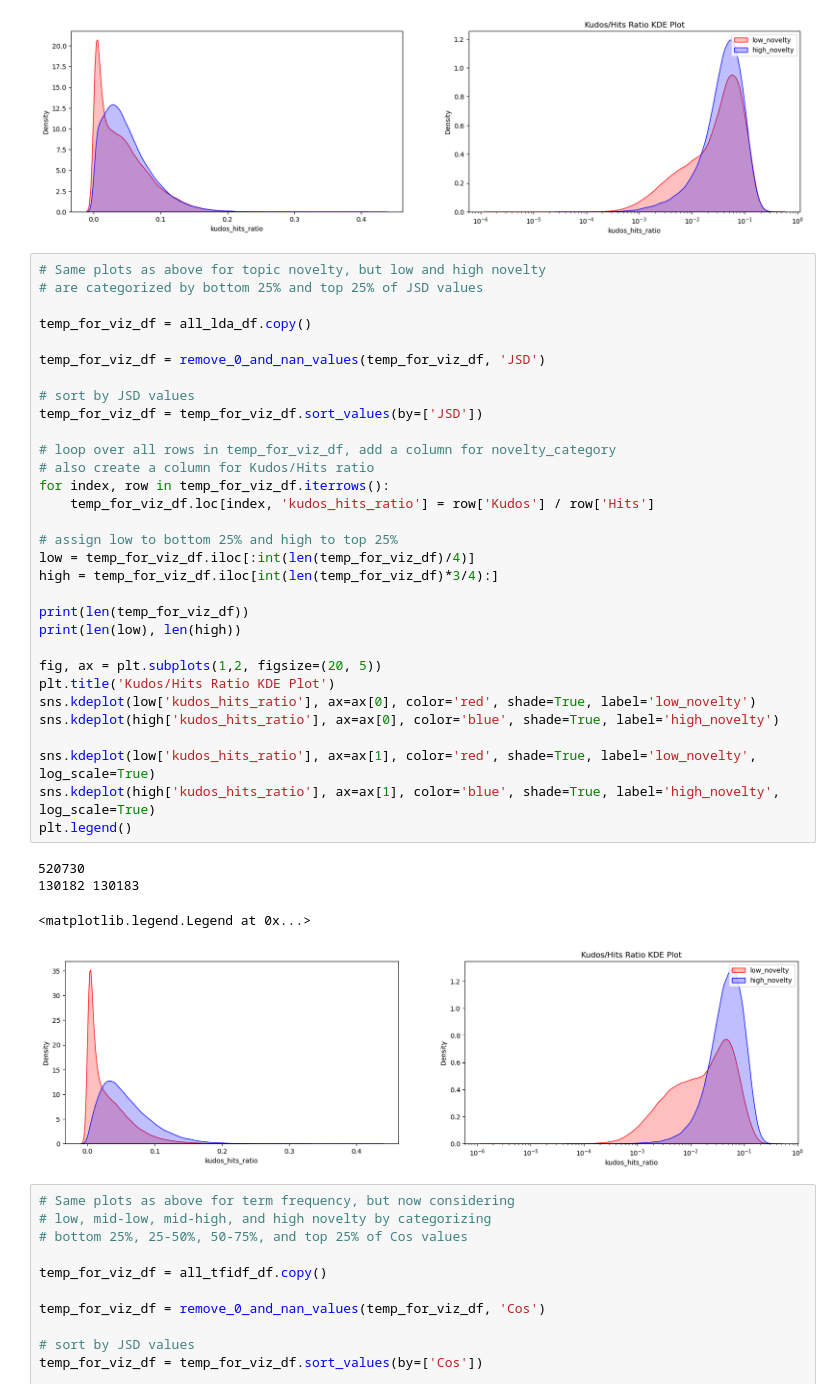
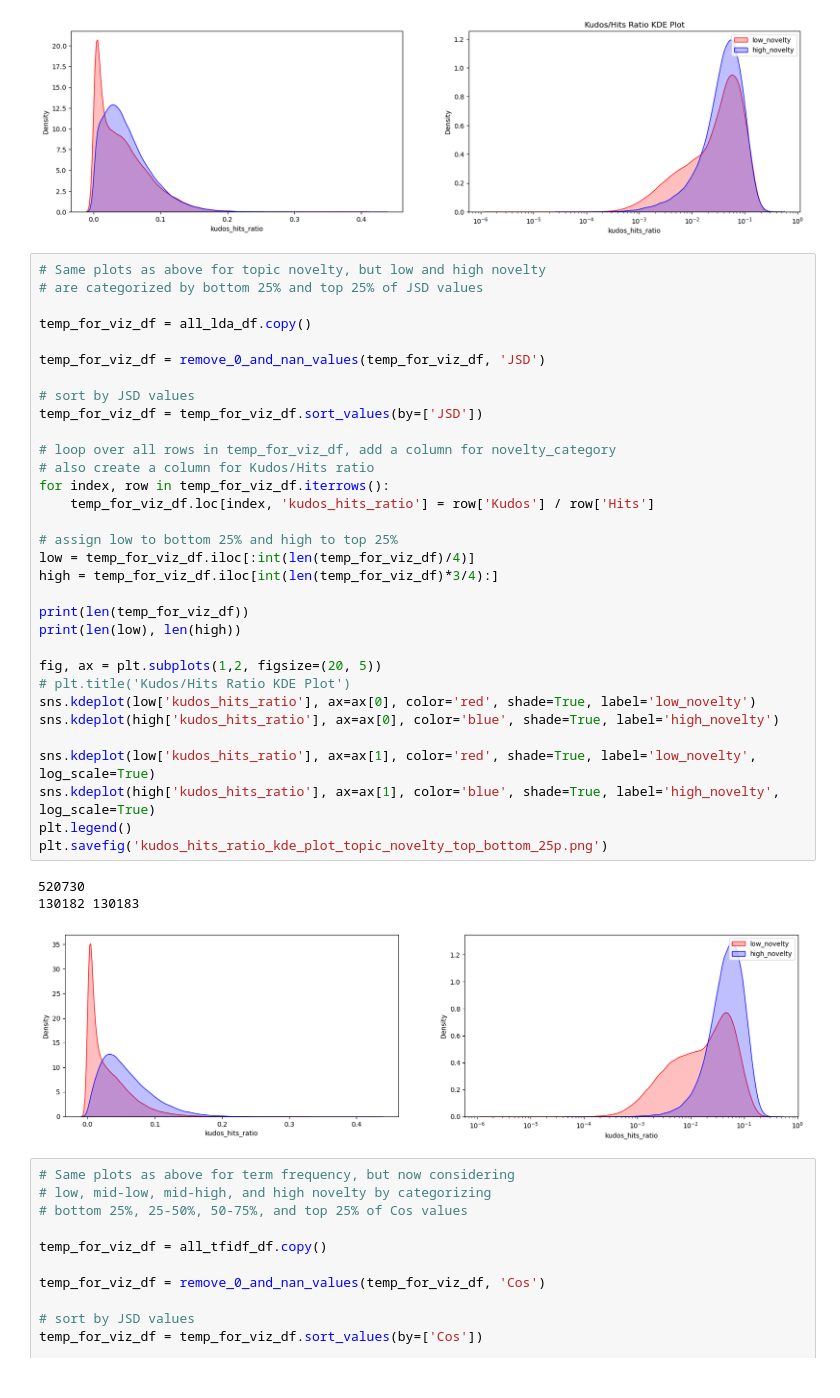
Before and after one commit to DevinW-sudo/ao3, a Jupyter notebook: exps/20230203_kudos_to_hits_kdes/20230127_kde_explore.ipynb, the cells around one changed output. Cells and saved outputs as stored; diff of their text form.

```diff
--- a/exps/20230203_kudos_to_hits_kdes/20230127_kde_explore.ipynb
+++ b/exps/20230203_kudos_to_hits_kdes/20230127_kde_explore.ipynb
@@ -352,36 +352,36 @@ plt.legend()
 
 temp_for_viz_df = all_lda_df.copy()
 
 temp_for_viz_df = remove_0_and_nan_values(temp_for_viz_df, 'JSD')
 
 # sort by JSD values
 temp_for_viz_df = temp_for_viz_df.sort_values(by=['JSD'])
 
 # loop over all rows in temp_for_viz_df, add a column for novelty_category
 # also create a column for Kudos/Hits ratio
 for index, row in temp_for_viz_df.iterrows():
     temp_for_viz_df.loc[index, 'kudos_hits_ratio'] = row['Kudos'] / row['Hits']
 
 # assign low to bottom 25% and high to top 25%
 low = temp_for_viz_df.iloc[:int(len(temp_for_viz_df)/4)]
 high = temp_for_viz_df.iloc[int(len(temp_for_viz_df)*3/4):]
 
 print(len(temp_for_viz_df))
 print(len(low), len(high))
 
 fig, ax = plt.subplots(1,2, figsize=(20, 5))
-plt.title('Kudos/Hits Ratio KDE Plot')
+# plt.title('Kudos/Hits Ratio KDE Plot')
 sns.kdeplot(low['kudos_hits_ratio'], ax=ax[0], color='red', shade=True, label='low_novelty')
 sns.kdeplot(high['kudos_hits_ratio'], ax=ax[0], color='blue', shade=True, label='high_novelty')
 
 sns.kdeplot(low['kudos_hits_ratio'], ax=ax[1], color='red', shade=True, label='low_novelty', log_scale=True)
 sns.kdeplot(high['kudos_hits_ratio'], ax=ax[1], color='blue', shade=True, label='high_novelty', log_scale=True)
 plt.legend()
+plt.savefig('kudos_hits_ratio_kde_plot_topic_novelty_top_bottom_25p.png')
 # %% [output]
 520730
 130182 130183
-<matplotlib.legend.Legend at 0x...>
-[figure, old version]
+[figure, new version]
 # %%
 # Same plots as above for term frequency, but now considering
 # low, mid-low, mid-high, and high novelty by categorizing
```
Also changed, not shown: parts of 3 cells of this notebook.
